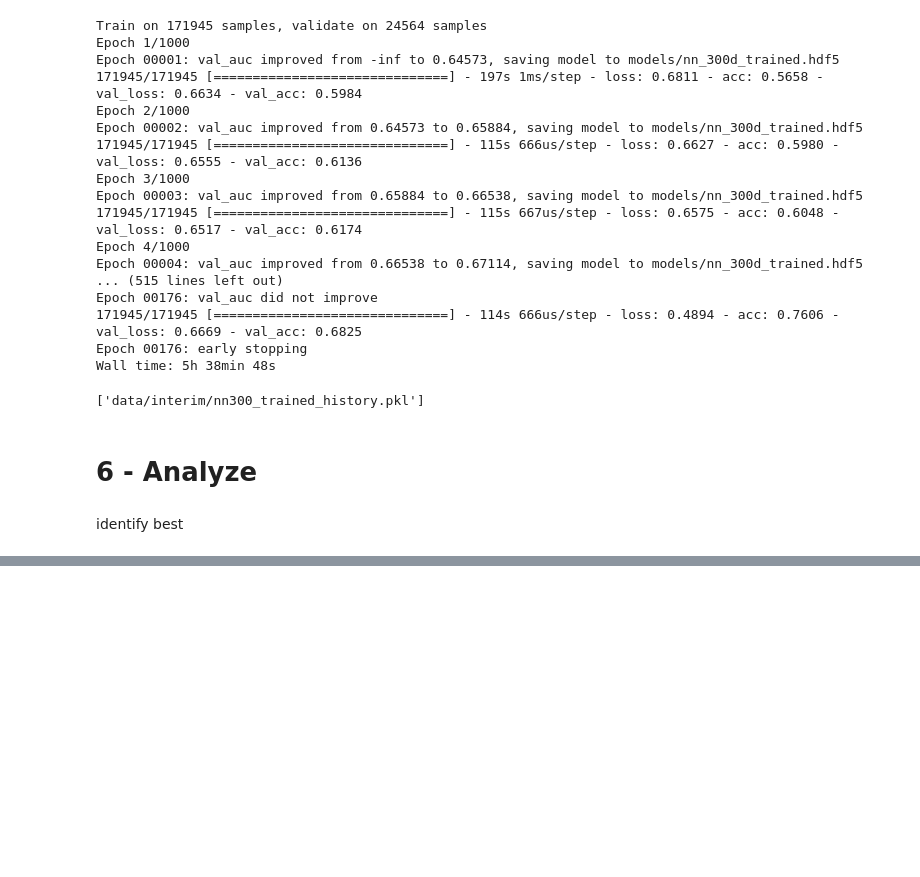
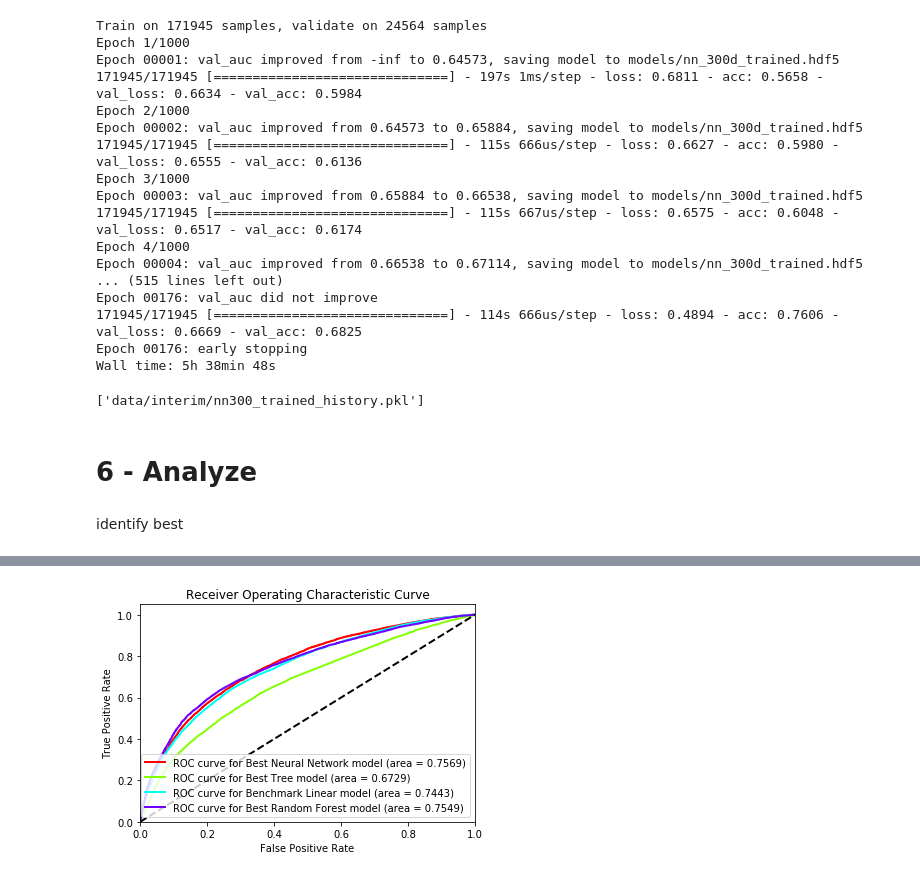
Before and after one commit to rossbm/udacity-ml-capstone, a Jupyter notebook: notebooks/4.2 - Neural Networks - Train.ipynb, the cells around one changed output, grey strips where cells are left out. Saved outputs shown, nothing was run; the diff lists cells and outputs as text; code cells hidden in the pictures; blank space fills up the shorter version.

```diff
--- a/notebooks/4.2 - Neural Networks - Train.ipynb
+++ b/notebooks/4.2 - Neural Networks - Train.ipynb
@@ -324,5 +311,6 @@ NameError: name 'np' is not defined
 # %%
-model300_trained.load_weights("models/nn_300d_trained.hdf5")
-preds = model300_trained.predict(test["seqs"], batch_size = 2000)
-np.mean((np.squeeze(preds) > 0.5) == test["labels"])
+%%time
+preds = model50_trained.predict(test["seqs"], batch_size = 2000)
+acc = np.mean((np.squeeze(preds) > 0.5) == test["labels"])
+print("Best model has an accuracy of {:.4%} on the test set".format(acc))
 # %% [output]
@@ -329,0 +319,10 @@ np.mean((np.squeeze(preds) > 0.5) == test["labels"])
+# %%
+#AUC comparision
+#first, load the predictions from the other models
+dt_best_preds = joblib.load("data/processed/dt_probs.pkl")
+lin_probs = joblib.load("data/processed/linear_probs.pkl")
+rf_probs = joblib.load("data/processed/rf_probs.pkl")
+roc_plot(test["labels"], [preds, dt_best_preds, lin_probs, rf_probs],
+         ["Best Neural Network", "Best Tree", "Benchmark Linear", "Best Random Forest"], 'reports/figures/ROC_nn.svg')
+# %% [output]
+[figure, added]
```
Also changed, not shown: parts of 16 cells of this notebook, 21 other files.
